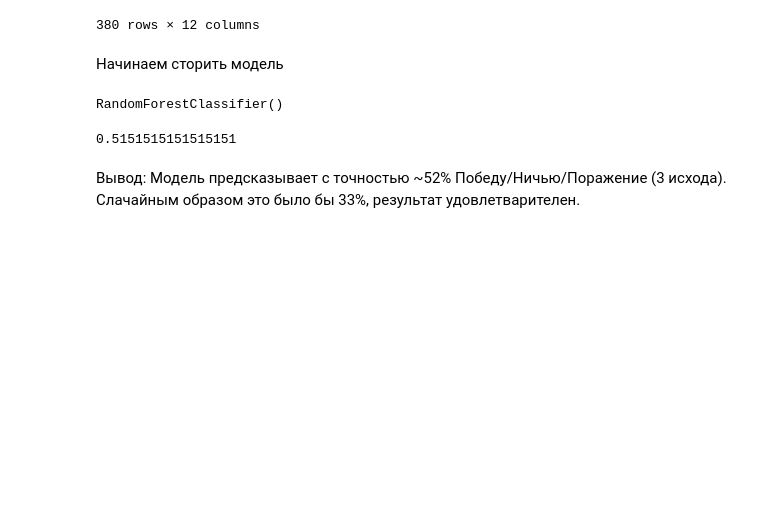
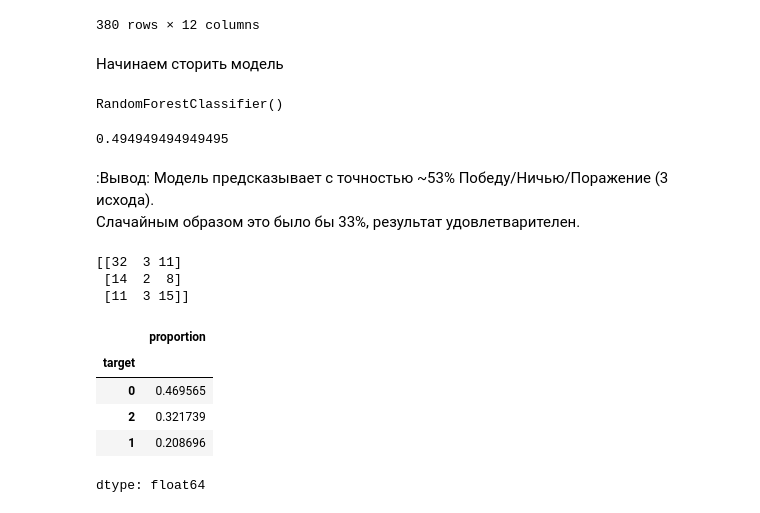
Before and after one commit to rriizz2k/EPL-Match-Predictor, a Jupyter notebook: PL_prediction.ipynb, the cells around one changed output. Drawn from its saved outputs; the diff is of its cells as text; code cells hidden in the pictures; blank space fills up the shorter version.

```diff
--- a/PL_prediction.ipynb
+++ b/PL_prediction.ipynb
@@ -395,6 +395,10 @@ df
 | 378 | Man City | West Ham | 3 | 1 | H | 2024-05-19 | 15.0 | 4.0 | 17.0 | ... |
 | 379 | Sheffield United | Tottenham | 0 | 3 | A | 2024-05-19 | 0.0 | 3.0 | 5.0 | ... |
 380 rows × 12 columns
+# %%
+df['Form_Diff'] = df['Form_Home'] - df['Form_Away']
+df['Scored_Diff'] = df['Scored_5g_Home'] - df['Scored_5g_Away']
+df['Conceded_Diff'] = df['Conceded_5g_Home'] - df['Conceded_5g_Away']
 # %%
 # Закодируем целевой столбец в числа
 df['target'] = df['FTR'].map({'H': 0, 'D': 1, 'A': 2})
@@ -402,9 +406,9 @@ df['target'] = df['FTR'].map({'H': 0, 'D': 1, 'A': 2})
 Начинаем сторить модель
 # %%
 # убираем все NaN
-df = df.dropna(subset=['Form_Home', 'Form_Away', 'Scored_5g_Home', 'Scored_5g_Away', 'Conceded_5g_Home', 'Conceded_5g_Away'])
+df = df.dropna(subset=['Form_Home', 'Form_Away', 'Scored_5g_Home', 'Scored_5g_Away', 'Conceded_5g_Home', 'Conceded_5g_Away', 'Form_Diff'])
 # %%
-X = df[['Form_Home', 'Form_Away', 'Scored_5g_Home', 'Scored_5g_Away', 'Conceded_5g_Home', 'Conceded_5g_Away']]
+X = df[['Form_Home', 'Form_Away', 'Scored_5g_Home', 'Scored_5g_Away', 'Conceded_5g_Home', 'Conceded_5g_Away', 'Form_Diff']]
 y = df['target']
 # %%
 # Делим данные на выборки
@@ -432,7 +436,25 @@ from sklearn.metrics import accuracy_score
 accuracy = accuracy_score(y_test, y_pred)
 print(accuracy)
 # %% [output]
-0.5151515151515151
+0.494949494949495
 # %% [markdown]
-Вывод: Модель предсказывает с точностью ~52% Победу/Ничью/Поражение (3 исхода).
+:Вывод: Модель предсказывает с точностью ~53% Победу/Ничью/Поражение (3 исхода).
 Слачайным образом это было бы 33%, результат удовлетварителен.
+# %%
+from sklearn.metrics import confusion_matrix
+
+cm = confusion_matrix(y_test, y_pred)
+print(cm)
+# %% [output]
+[[32  3 11]
+ [14  2  8]
+ [11  3 15]]
+# %%
+y_train.value_counts(normalize=True)
+# %% [output]
+|  | proportion |
+| target |  |
+| 0 | 0.469565 |
+| 2 | 0.321739 |
+| 1 | 0.208696 |
+dtype: float64
```
